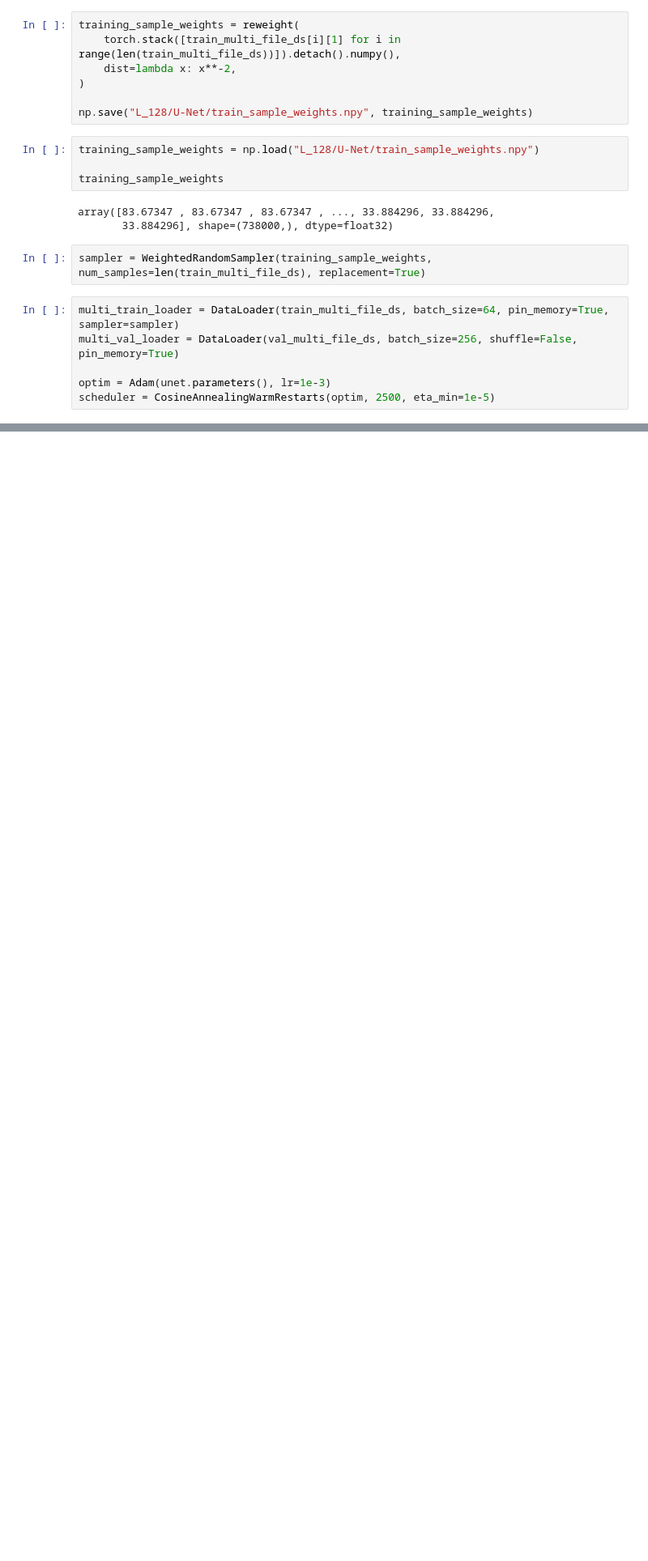
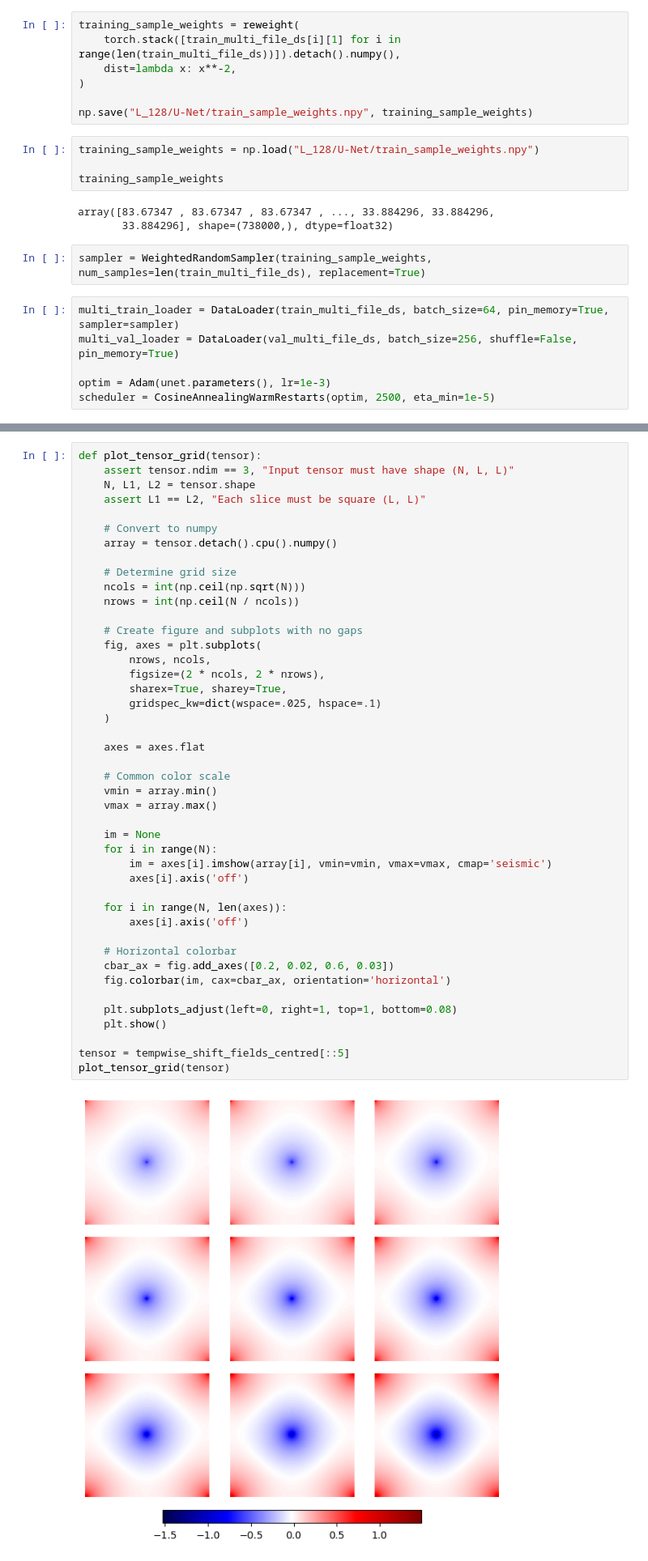
Before and after one commit to amshak01/XY-Contour-Deformations, a Jupyter notebook: deformations.ipynb, the cells around one changed output, grey strips where cells are left out. Shown at 81% size. Saved outputs shown, nothing was run; the diff lists cells and outputs as text; blank space fills up the shorter version.

```diff
--- a/deformations.ipynb
+++ b/deformations.ipynb
@@ -310,0 +347,46 @@ plot_tensor_grid(tempwise_shift_fields)
+# %%
+def plot_tensor_grid(tensor):
+    assert tensor.ndim == 3, "Input tensor must have shape (N, L, L)"
+    N, L1, L2 = tensor.shape
+    assert L1 == L2, "Each slice must be square (L, L)"
+
+    # Convert to numpy
+    array = tensor.detach().cpu().numpy()
+
+    # Determine grid size
+    ncols = int(np.ceil(np.sqrt(N)))
+    nrows = int(np.ceil(N / ncols))
+
+    # Create figure and subplots with no gaps
+    fig, axes = plt.subplots(
+        nrows, ncols,
+        figsize=(2 * ncols, 2 * nrows),
+        sharex=True, sharey=True,
+        gridspec_kw=dict(wspace=.025, hspace=.1)
+    )
+
+    axes = axes.flat
+
+    # Common color scale
+    vmin = array.min()
+    vmax = array.max()
+
+    im = None
+    for i in range(N):
+        im = axes[i].imshow(array[i], vmin=vmin, vmax=vmax, cmap='seismic')
+        axes[i].axis('off')
+
+    for i in range(N, len(axes)):
+        axes[i].axis('off')
+
+    # Horizontal colorbar
+    cbar_ax = fig.add_axes([0.2, 0.02, 0.6, 0.03])
+    fig.colorbar(im, cax=cbar_ax, orientation='horizontal')
+
+    plt.subplots_adjust(left=0, right=1, top=1, bottom=0.08)
+    plt.show()
+
+tensor = tempwise_shift_fields_centred[::5]
+plot_tensor_grid(tensor)
+# %% [output]
+[figure, added]
```
Also changed, not shown: parts of 23 cells of this notebook, 2 other files.
